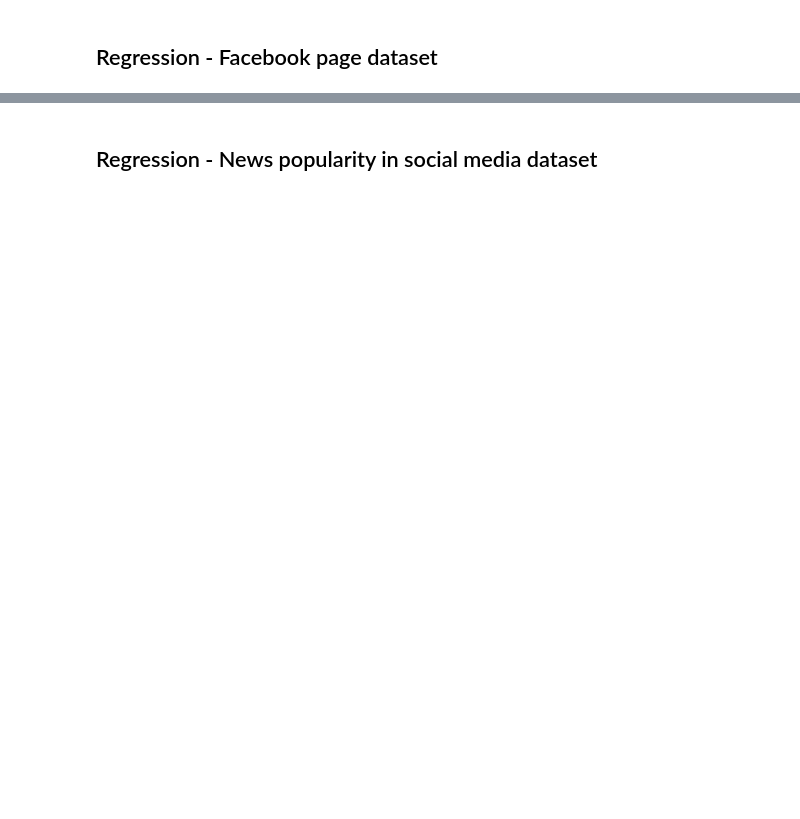
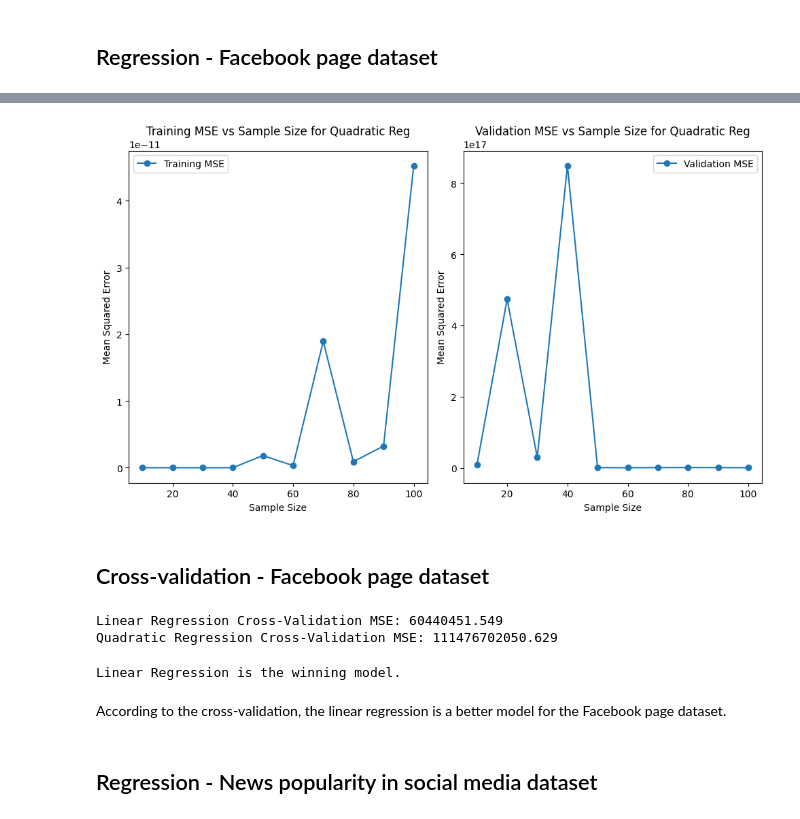
Before and after one commit to shuteva/IML-prog, a Jupyter notebook: lab1_BeatrizMia.ipynb, the cells around one changed output, grey strips where cells are left out. Drawn from its saved outputs; the diff is of its cells as text; code cells hidden in the pictures; blank space fills up the shorter version.

```diff
--- a/lab1_BeatrizMia.ipynb
+++ b/lab1_BeatrizMia.ipynb
@@ -16,2 +241,45 @@ import matplotlib.pyplot as plt
+# %%
+fig, (ax1, ax2) = plt.subplots(1,2, figsize=(10, 6))
+
+ax1.plot(sizes, qtrain_mses, label='Training MSE', marker='o')
+ax1.set_xlabel('Sample Size')
+ax1.set_ylabel('Mean Squared Error')
+ax1.set_title('Training MSE vs Sample Size for Quadratic Reg')
+ax1.legend()
+
+ax2.plot(sizes, qval_mses, label='Validation MSE', marker='o')
+ax2.set_xlabel('Sample Size')
+ax2.set_ylabel('Mean Squared Error')
+ax2.set_title('Validation MSE vs Sample Size for Quadratic Reg')
+ax2.legend()
+
+plt.tight_layout()
+plt.show()
+# %% [output]
+[figure, added]
+# %% [markdown]
+## Cross-validation - Facebook page dataset
+# %%
+lscores = cross_val_score(model, X_train_pool, y_train_pool, cv=5, scoring='neg_mean_squared_error')
+
+qscores = cross_val_score(qmodel, X_train_pool, y_train_pool, cv=5, scoring='neg_mean_squared_error')
+
+lin_cv_mse = -np.mean(lscores)
+quad_cv_mse = -np.mean(qscores)
+
+print(f"Linear Regression Cross-Validation MSE: {lin_cv_mse:.3f}")
+print(f"Quadratic Regression Cross-Validation MSE: {quad_cv_mse:.3f}")
+# %% [output]
+Linear Regression Cross-Validation MSE: 60440451.549
+Quadratic Regression Cross-Validation MSE: 111476702050.629
+# %%
+if quad_cv_mse < lin_cv_mse:
+    print("Quadratic Regression is the winning model.")
+else:
+    print("Linear Regression is the winning model.")
+# %% [output]
+Linear Regression is the winning model.
+# %% [markdown]
+According to the cross-validation, the linear regression is a better model for the Facebook page dataset.
 # %% [markdown]
 ## Regression - News popularity in social media dataset
```
Also changed, not shown: parts of 28 cells of this notebook, 23 other files.
